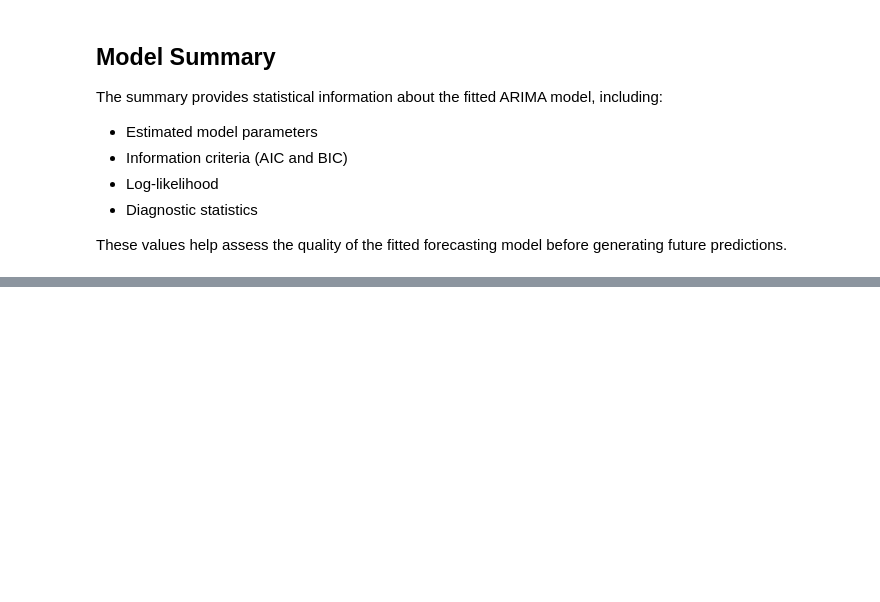
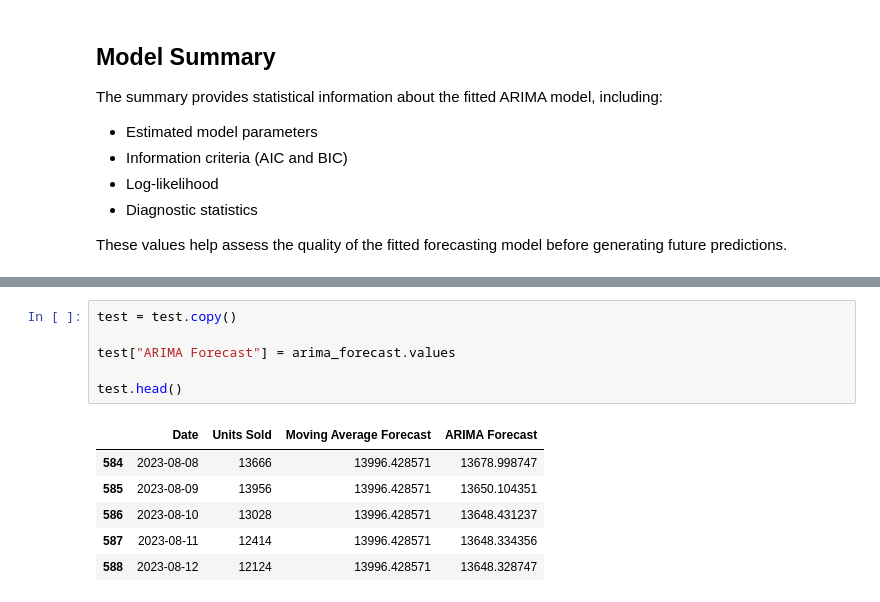
Before and after one commit to Adithyan-7/supply-chain-demand-forecasting, a Jupyter notebook: notebooks/04_demand_forecasting.ipynb, the cells around one changed output, grey strips where cells are left out. Cells and saved outputs as stored; diff of their text form; blank space fills up the shorter version.

```diff
--- a/notebooks/04_demand_forecasting.ipynb
+++ b/notebooks/04_demand_forecasting.ipynb
@@ -336,0 +354,13 @@ These values help assess the quality of the fitted forecasting model before gene
+# %%
+test = test.copy()
+
+test["ARIMA Forecast"] = arima_forecast.values
+
+test.head()
+# %% [output]
+|  | Date | Units Sold | Moving Average Forecast | ARIMA Forecast |
+| 584 | 2023-08-08 | 13666 | 13996.428571 | 13678.998747 |
+| 585 | 2023-08-09 | 13956 | 13996.428571 | 13650.104351 |
+| 586 | 2023-08-10 | 13028 | 13996.428571 | 13648.431237 |
+| 587 | 2023-08-11 | 12414 | 13996.428571 | 13648.334356 |
+| 588 | 2023-08-12 | 12124 | 13996.428571 | 13648.328747 |
```
Also changed, not shown: parts of 6 cells of this notebook.
